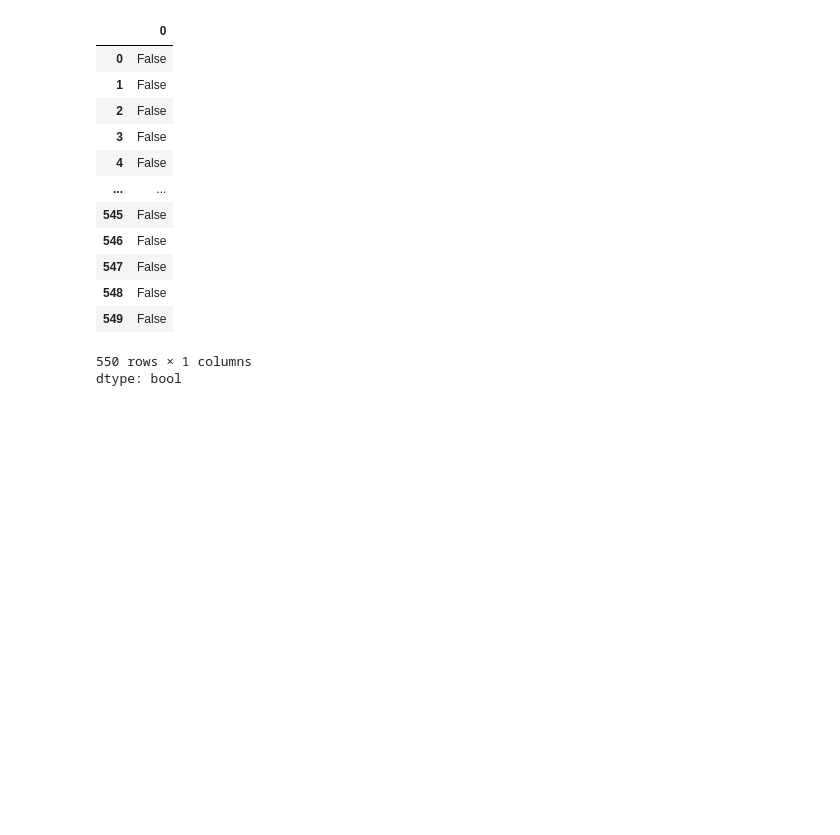
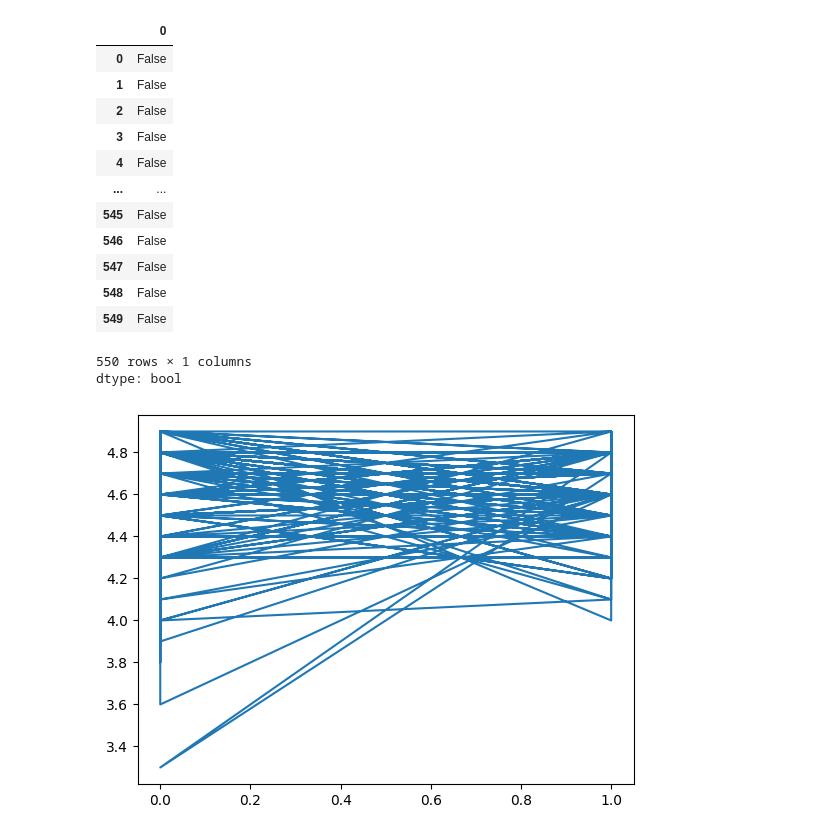
Before and after one commit to Jatilesh-kataria/task_done, a Jupyter notebook: bestseller.ipynb, the cells around one changed output. Drawn from its saved outputs; the diff is of its cells as text; code cells hidden in the pictures; blank space fills up the shorter version.

```diff
--- a/bestseller.ipynb
+++ b/bestseller.ipynb
@@ -88,3 +130,8 @@ df_dup
 | 549 | False |
 550 rows × 1 columns
 dtype: bool
+# %%
+plt.plot(df["Genre"], df["User Rating"])
+plt.show()
+# %% [output]
+[figure, added]
```
Also changed, not shown: parts of 7 cells of this notebook.
